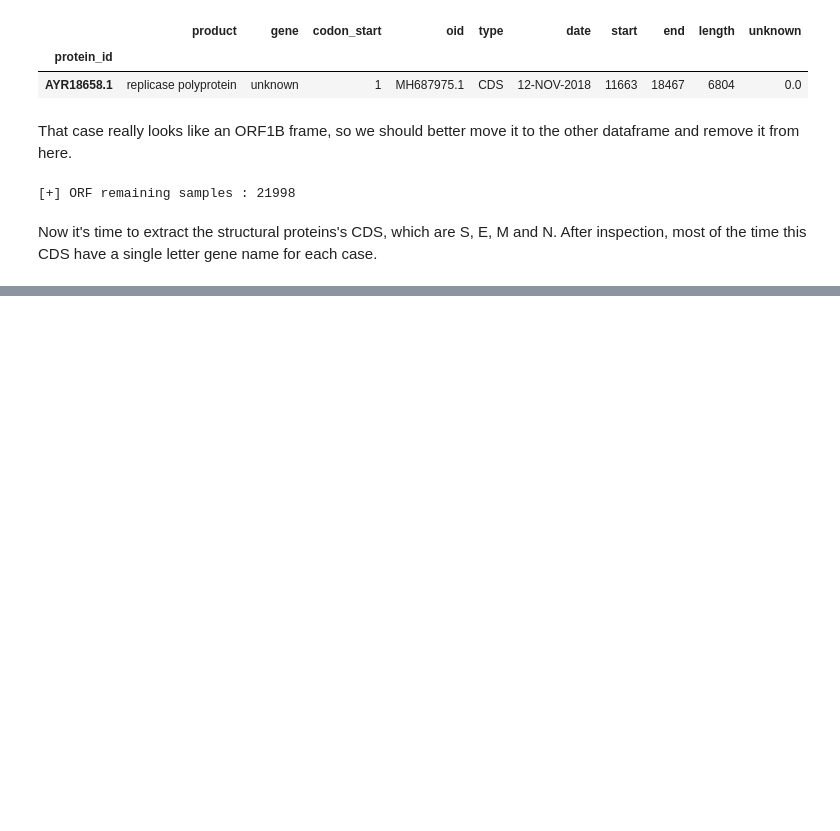
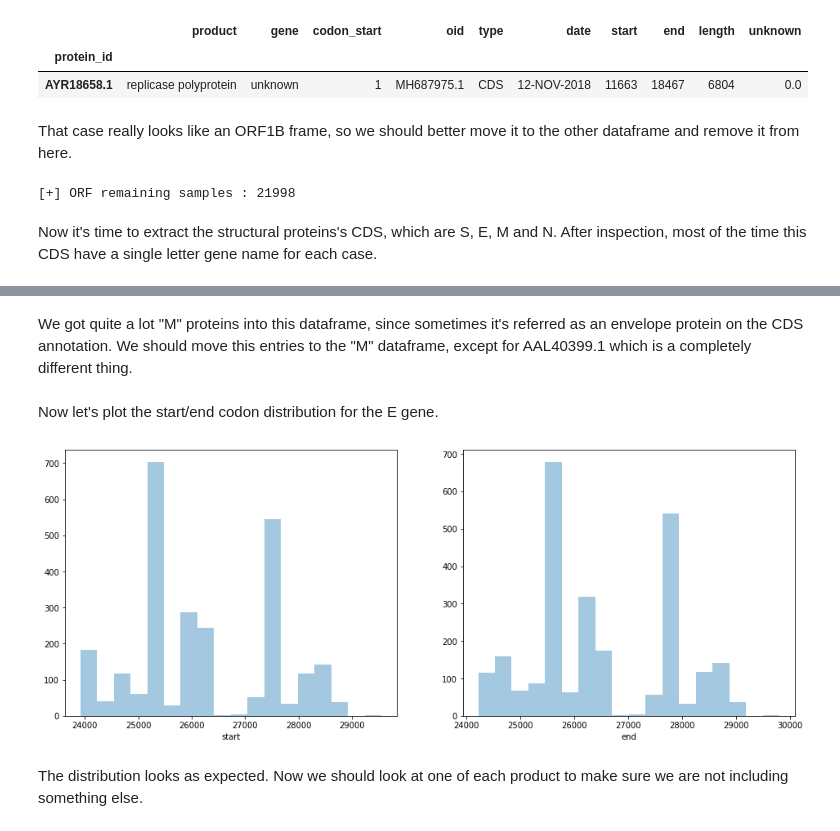
Before and after one commit to pellegre/coronaversing, a Jupyter notebook: proteindb.ipynb, the cells around one changed output, grey strips where cells are left out. Drawn from its saved outputs; the diff is of its cells as text; code cells hidden in the pictures; blank space fills up the shorter version.

```diff
--- a/proteindb.ipynb
+++ b/proteindb.ipynb
@@ -427,0 +557,8 @@ I'm sure the string search query we did on the product description of the CDS ab
+# %%
+min_e_size = 190
+max_e_size = 400
+
+outliers_e_cds = corona_cds_orfs["E"][(corona_cds_orfs["E"]["length"] <= min_e_size) |
+                                      (corona_cds_orfs["E"]["length"] >= max_e_size)]
+
+display(HTML(outliers_e_cds.drop(hidden_cds_columns, axis=1).to_html()))
@@ -427,0 +584,22 @@ I'm sure the string search query we did on the product description of the CDS ab
+# %% [markdown]
+We got quite a lot "M" proteins into this dataframe, since sometimes it's referred as an envelope protein on the CDS annotation. We should move this entries to the "M" dataframe, except for AAL40399.1 which is a completely different thing.
+# %%
+# remove outliers from the E dataframe
+corona_cds_orfs["E"] = corona_cds_orfs["E"][(~corona_cds_orfs["E"].index.isin(outliers_e_cds.index))]
+
+# remove other ORFs
+outliers_e_cds = outliers_e_cds[outliers_e_cds["length"] < 700]
+
+# put entries to the M dataframe
+corona_cds_orfs["M"] = pd.concat([corona_cds_orfs["M"], outliers_e_cds])
+corona_cds_orfs["M"] = corona_cds_orfs["M"].groupby(corona_cds_orfs["M"].index).first()
+# %% [markdown]
+Now let's plot the start/end codon distribution for the E gene.
+# %%
+fig, axs = plt.subplots(ncols=2, figsize=(16, 6));
+sns.distplot(corona_cds_orfs["E"]["start"], kde=False, ax=axs[0]);
+sns.distplot(corona_cds_orfs["E"]["end"], kde=False, ax=axs[1]);
+# %% [output]
+[figure, added]
+# %% [markdown]
+The distribution looks as expected. Now we should look at one of each product to make sure we are not including something else.
```
Also changed, not shown: parts of 54 cells of this notebook.
